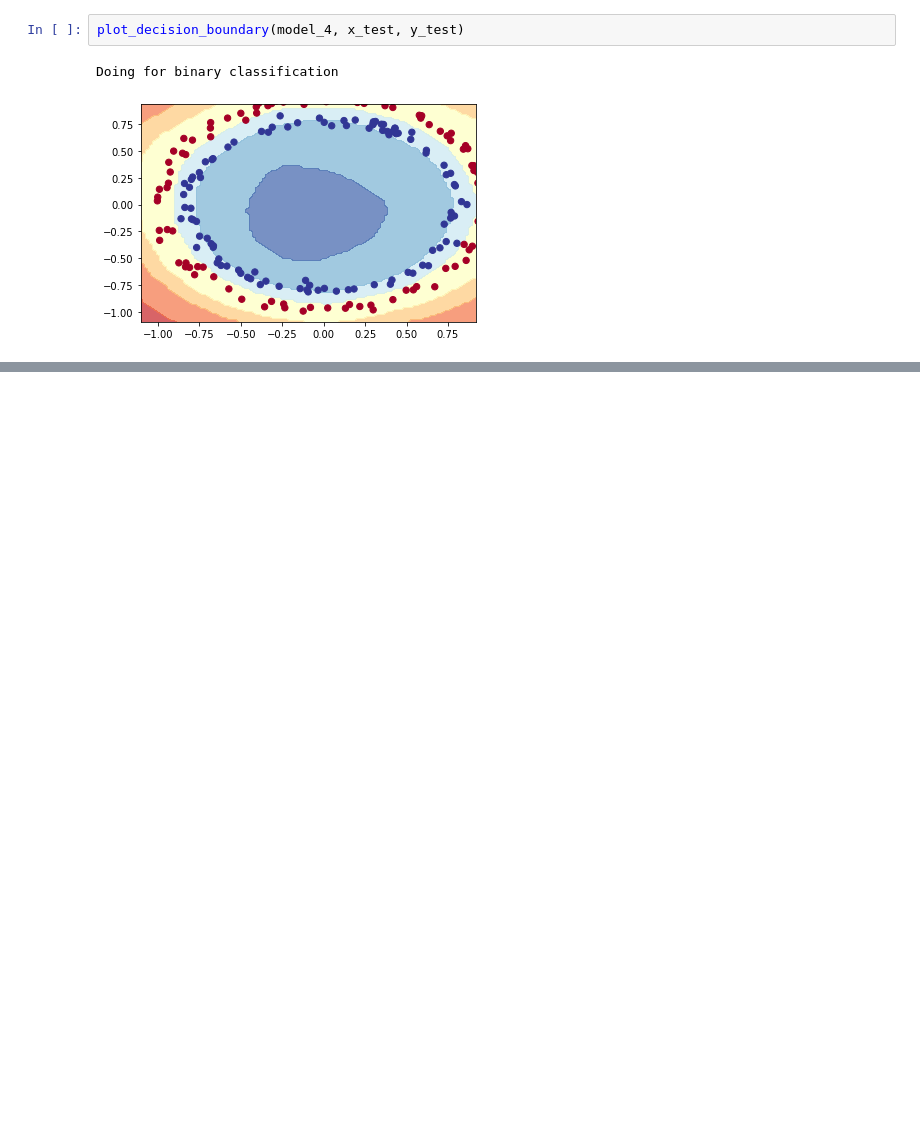
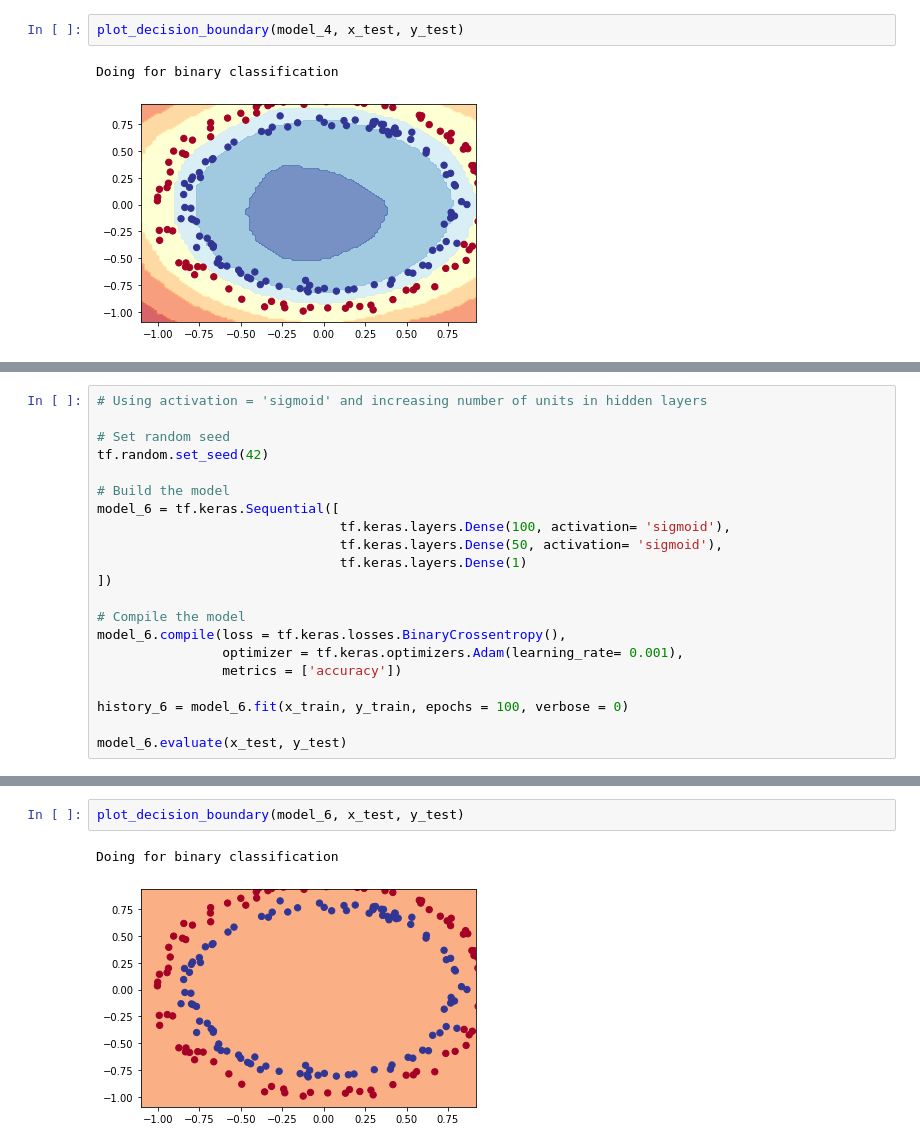
Before and after one commit to prakashabhishek/deep_learning_with_tensorflow, a Jupyter notebook: 02_using_tensorflow_for_classification.ipynb, the cells around one changed output, grey strips where cells are left out. Cells and saved outputs as stored; diff of their text form; blank space fills up the shorter version.

```diff
--- a/02_using_tensorflow_for_classification.ipynb
+++ b/02_using_tensorflow_for_classification.ipynb
@@ -261,0 +233,21 @@ Doing for binary classification
+# %%
+# Using activation = 'sigmoid' and increasing number of units in hidden layers
+
+# Set random seed
+tf.random.set_seed(42)
+
+# Build the model
+model_6 = tf.keras.Sequential([
+                               tf.keras.layers.Dense(100, activation= 'sigmoid'),
+                               tf.keras.layers.Dense(50, activation= 'sigmoid'),
+                               tf.keras.layers.Dense(1)
+])
+
+# Compile the model
+model_6.compile(loss = tf.keras.losses.BinaryCrossentropy(),
+                optimizer = tf.keras.optimizers.Adam(learning_rate= 0.001),
+                metrics = ['accuracy'])
+
+history_6 = model_6.fit(x_train, y_train, epochs = 100, verbose = 0)
+
+model_6.evaluate(x_test, y_test)
@@ -261,0 +257,5 @@ Doing for binary classification
+# %%
+plot_decision_boundary(model_6, x_test, y_test)
+# %% [output]
+Doing for binary classification
+[figure, added]
```
Also changed, not shown: parts of 24 cells of this notebook.
